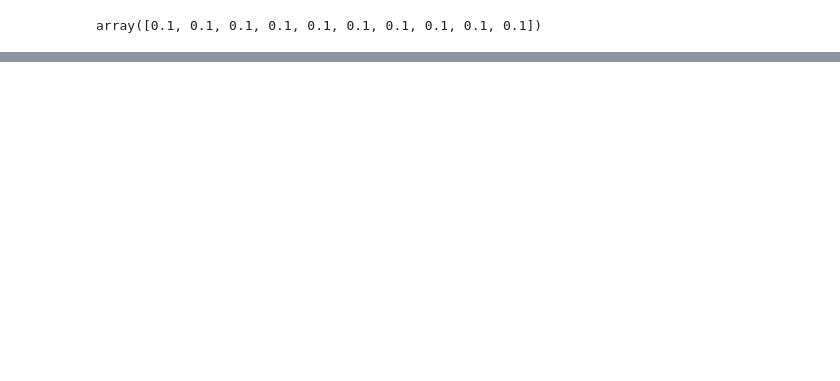
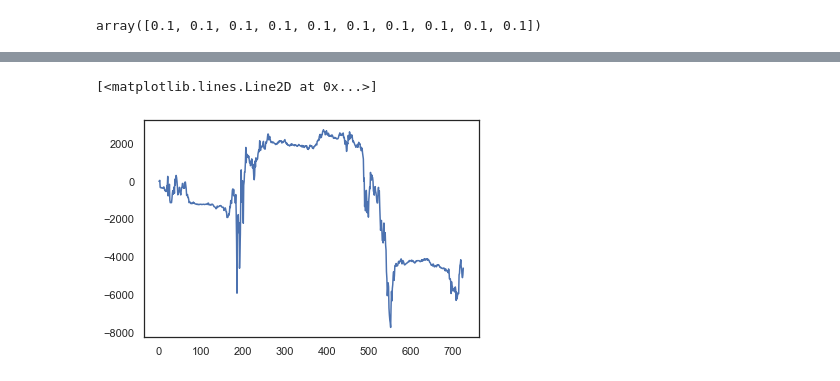
Before and after one commit to thxi/hse_nis, a Jupyter notebook: example.ipynb, the cells around one changed output, grey strips where cells are left out. Cells and saved outputs as stored; diff of their text form; code cells hidden in the pictures; blank space fills up the shorter version.

```diff
--- a/example.ipynb
+++ b/example.ipynb
@@ -174,0 +233,5 @@ for t in range(1, len(df_day)-1):
+# %%
+plt.plot(inventory_mo)
+# %% [output]
+[<matplotlib.lines.Line2D at 0x...>]
+[figure, added]
```
Also changed, not shown: parts of 19 cells of this notebook, 1 other file.
